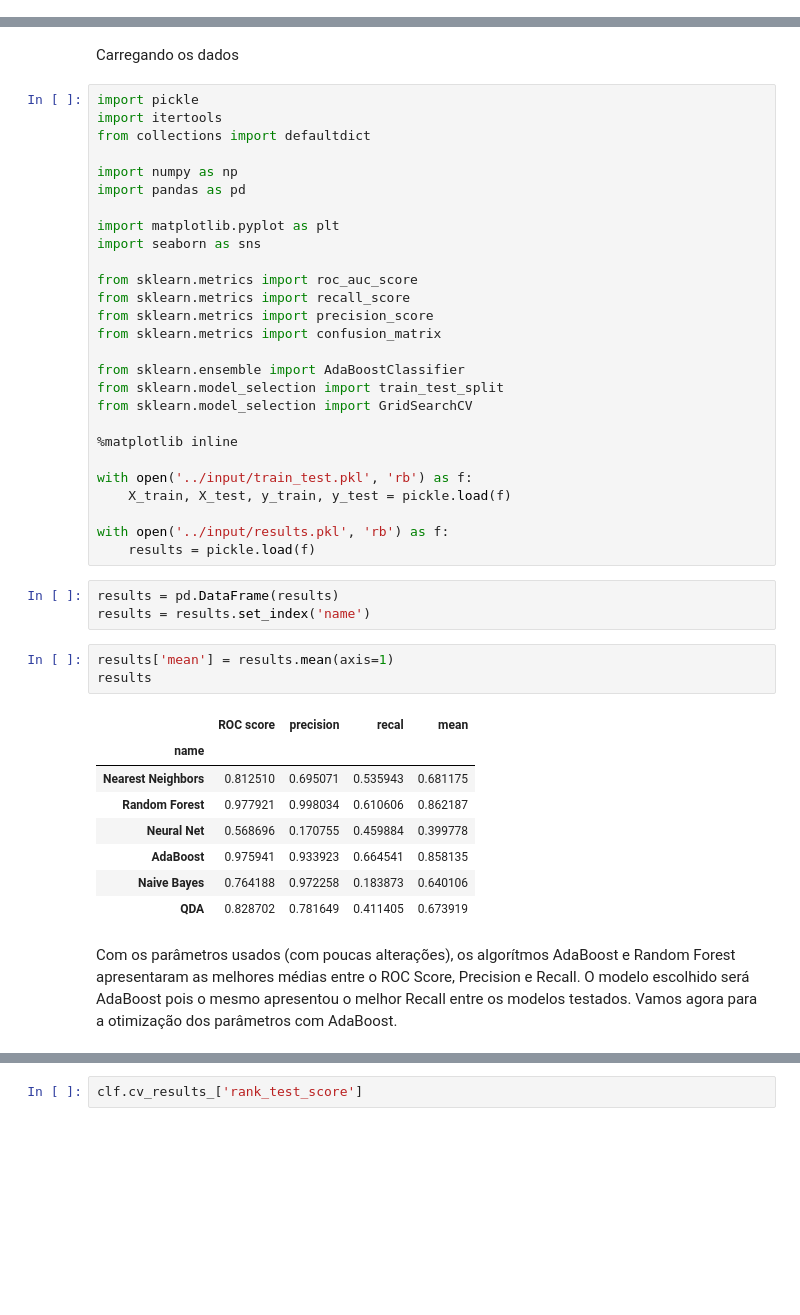
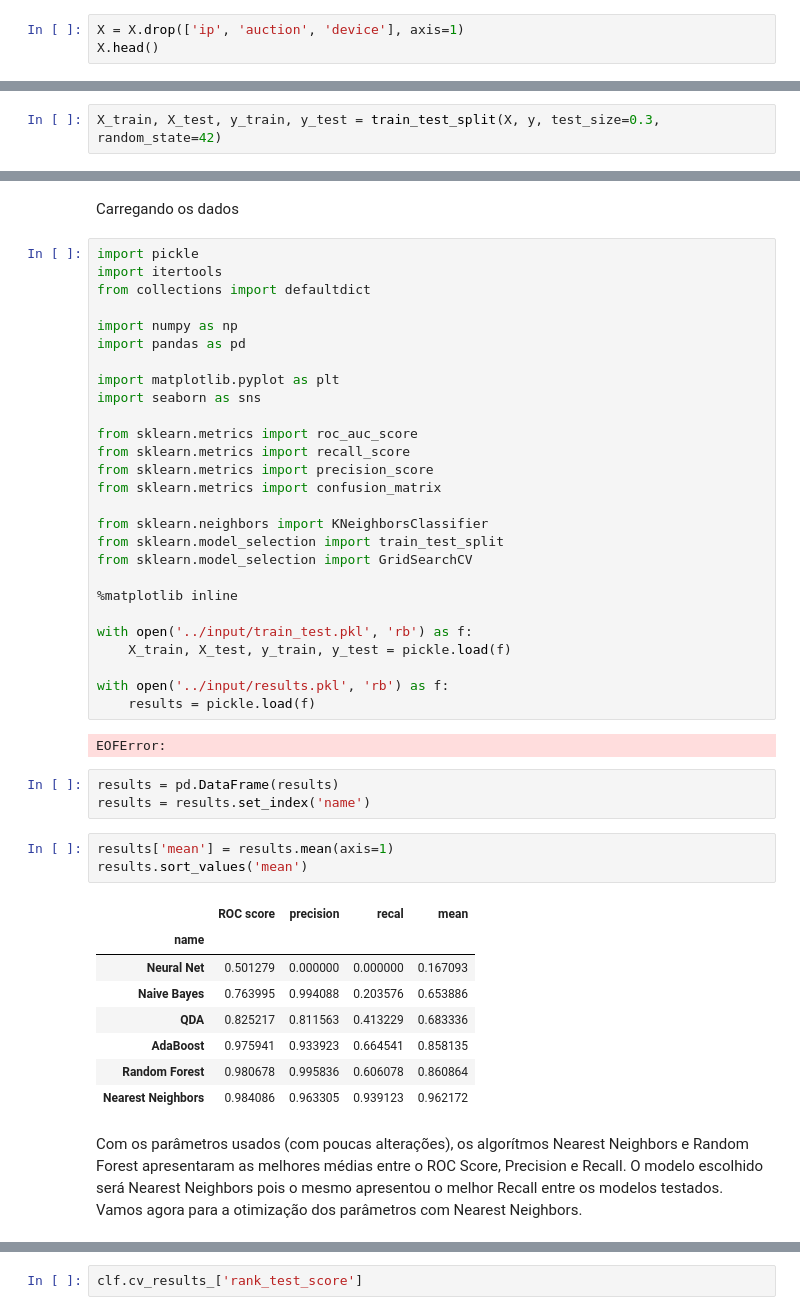
Before and after one commit to rafaelnovello/Machine-Learning-Nanodegree, a Jupyter notebook: 5-Capstone-Project/Project/Facebook-Human-Robot.ipynb, the cells around one changed output, grey strips where cells are left out. Cells and saved outputs as stored; diff of their text form; blank space fills up the shorter version.

```diff
--- a/5-Capstone-Project/Project/Facebook-Human-Robot.ipynb
+++ b/5-Capstone-Project/Project/Facebook-Human-Robot.ipynb
@@ -279,0 +285,3 @@ Aparentemente o modelo treinado para nos informar as variáveis mais importantes
+# %%
+X = X.drop(['ip', 'auction', 'device'], axis=1)
+X.head()
@@ -280,3 +295,5 @@ Aparentemente o modelo treinado para nos informar as variáveis mais importantes
+# %%
+X_train, X_test, y_train, y_test = train_test_split(X, y, test_size=0.3, random_state=42)
 # %% [markdown]
 Como sugerido na proposta de projeto, vamos comparar o desempenho deste modelo treinado com um classificador "Dummy".
 # %%
@@ -414,7 +433,7 @@ from sklearn.metrics import recall_score
 from sklearn.metrics import precision_score
 from sklearn.metrics import confusion_matrix
 
-from sklearn.ensemble import AdaBoostClassifier
+from sklearn.neighbors import KNeighborsClassifier
 from sklearn.model_selection import train_test_split
 from sklearn.model_selection import GridSearchCV
 
@@ -425,20 +444,22 @@ with open('../input/train_test.pkl', 'rb') as f:
 
 with open('../input/results.pkl', 'rb') as f:
     results = pickle.load(f)
+# %% [output]
+EOFError:
 # %%
 results = pd.DataFrame(results)
 results = results.set_index('name')
 # %%
 results['mean'] = results.mean(axis=1)
-results
+results.sort_values('mean')
 # %% [output]
 |  | ROC score | precision | recal | mean |
 | name |  |  |  |  |
-| Nearest Neighbors | 0.812510 | 0.695071 | 0.535943 | 0.681175 |
-| Random Forest | 0.977921 | 0.998034 | 0.610606 | 0.862187 |
-| Neural Net | 0.568696 | 0.170755 | 0.459884 | 0.399778 |
+| Neural Net | 0.501279 | 0.000000 | 0.000000 | 0.167093 |
+| Naive Bayes | 0.763995 | 0.994088 | 0.203576 | 0.653886 |
+| QDA | 0.825217 | 0.811563 | 0.413229 | 0.683336 |
 | AdaBoost | 0.975941 | 0.933923 | 0.664541 | 0.858135 |
-| Naive Bayes | 0.764188 | 0.972258 | 0.183873 | 0.640106 |
-| QDA | 0.828702 | 0.781649 | 0.411405 | 0.673919 |
+| Random Forest | 0.980678 | 0.995836 | 0.606078 | 0.860864 |
+| Nearest Neighbors | 0.984086 | 0.963305 | 0.939123 | 0.962172 |
 # %% [markdown]
-Com os parâmetros usados (com poucas alterações), os algorítmos AdaBoost e Random Forest apresentaram as melhores médias entre o ROC Score, Precision e Recall. O modelo escolhido será AdaBoost pois o mesmo apresentou o melhor Recall entre os modelos testados. Vamos agora para a otimização dos parâmetros com AdaBoost.
+Com os parâmetros usados (com poucas alterações), os algorítmos Nearest Neighbors e Random Forest apresentaram as melhores médias entre o ROC Score, Precision e Recall. O modelo escolhido será Nearest Neighbors pois o mesmo apresentou o melhor Recall entre os modelos testados. Vamos agora para a otimização dos parâmetros com Nearest Neighbors.
```
Also changed, not shown: parts of 6 cells of this notebook, 1 other file.
